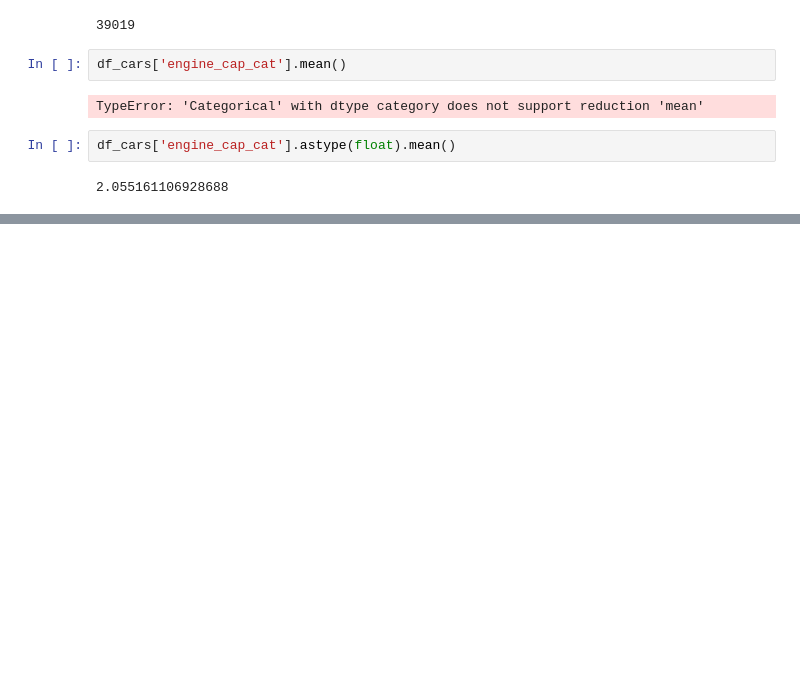
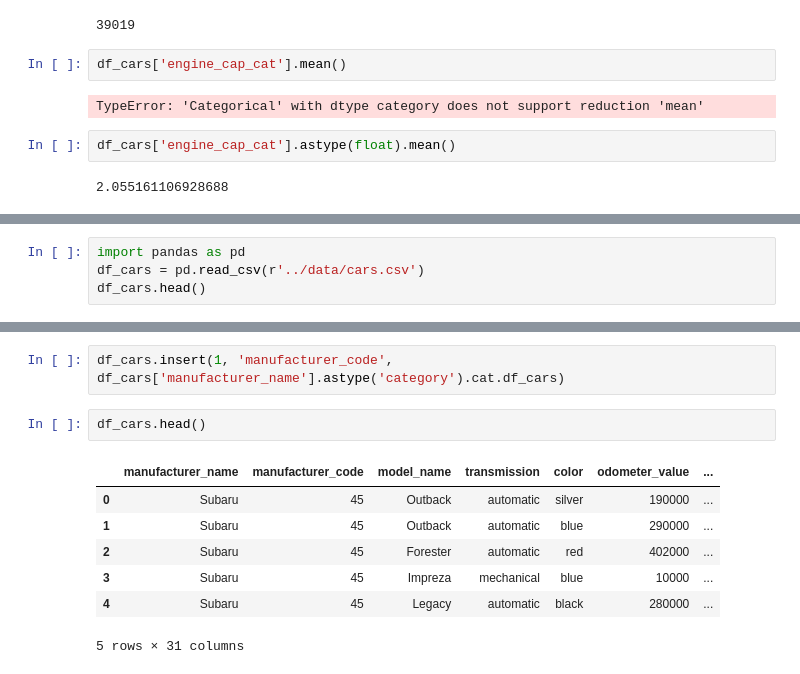
Before and after one commit to AnshuBantra/Python, a Jupyter notebook: Associate Data Scientist in Python/Working with Categorical Data in Python/Introduction to Categorical Data/notebook.ipynb, the cells around one changed output, grey strips where cells are left out. Saved outputs shown, nothing was run; the diff lists cells and outputs as text; blank space fills up the shorter version.

```diff
--- a/Associate Data Scientist in Python/Working with Categorical Data in Python/Introduction to Categorical Data/notebook.ipynb
+++ b/Associate Data Scientist in Python/Working with Categorical Data in Python/Introduction to Categorical Data/notebook.ipynb
@@ -980,0 +983,4 @@ df_cars['engine_cap_cat'].astype(float).mean()
+# %%
+import pandas as pd
+df_cars = pd.read_csv(r'../data/cars.csv')
+df_cars.head()
@@ -980,0 +995,12 @@ df_cars['engine_cap_cat'].astype(float).mean()
+# %%
+df_cars.insert(1, 'manufacturer_code', df_cars['manufacturer_name'].astype('category').cat.df_cars)
+# %%
+df_cars.head()
+# %% [output]
+|  | manufacturer_name | manufacturer_code | model_name | transmission | color | odometer_value | ... |
+| 0 | Subaru | 45 | Outback | automatic | silver | 190000 | ... |
+| 1 | Subaru | 45 | Outback | automatic | blue | 290000 | ... |
+| 2 | Subaru | 45 | Forester | automatic | red | 402000 | ... |
+| 3 | Subaru | 45 | Impreza | mechanical | blue | 10000 | ... |
+| 4 | Subaru | 45 | Legacy | automatic | black | 280000 | ... |
+5 rows × 31 columns
```
Also changed, not shown: parts of 13 cells of this notebook, 1 other file.
